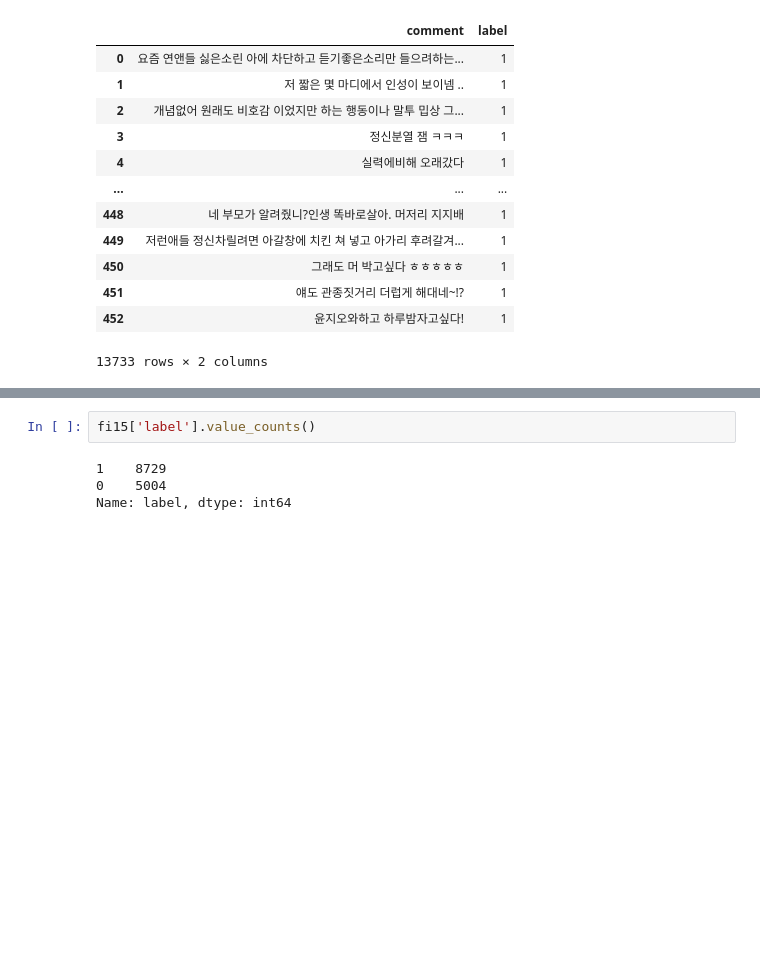
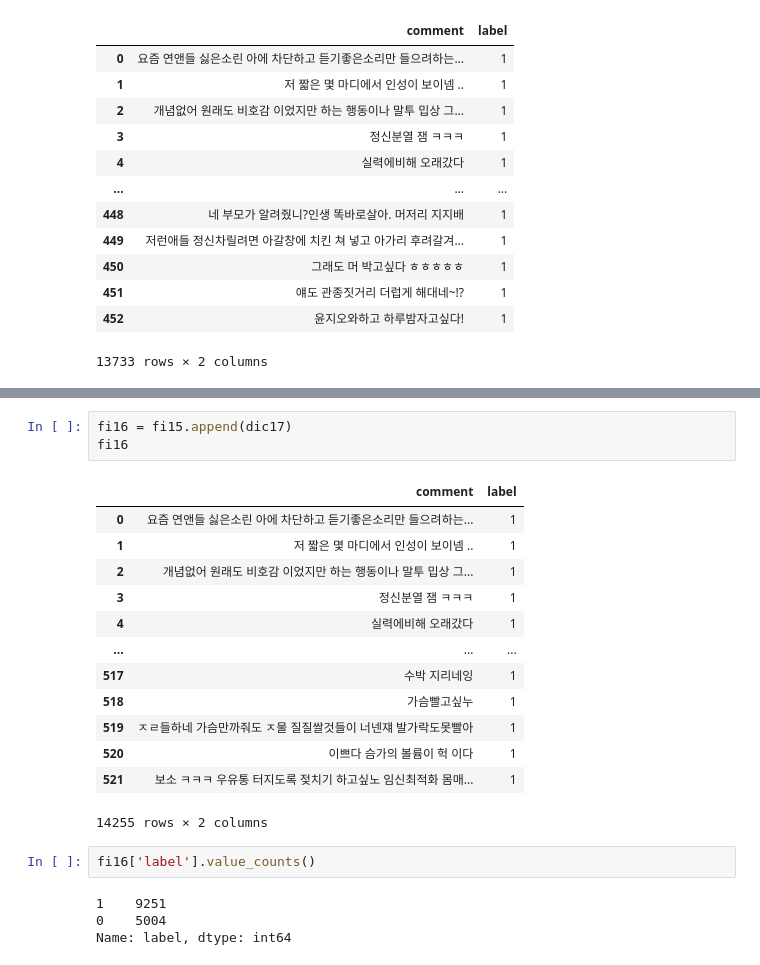
Before and after one commit to sooyeon-go/grad_project, a Jupyter notebook: comment_crawling_r/comment2_csv.ipynb, the cells around one changed output, grey strips where cells are left out. Drawn from its saved outputs; the diff is of its cells as text; blank space fills up the shorter version.

```diff
--- a/comment_crawling_r/comment2_csv.ipynb
+++ b/comment_crawling_r/comment2_csv.ipynb
@@ -1008,6 +1049,23 @@ fi15
+# %%
+fi16 = fi15.append(dic17)
+fi16
+# %% [output]
+|  | comment | label |
+| 0 | 요즘 연앤들 싫은소린 아에 차단하고 듣기좋은소리만 들으려하는... | 1 |
+| 1 | 저 짧은 몇 마디에서 인성이 보이넴 .. | 1 |
+| 2 | 개념없어 원래도 비호감 이었지만 하는 행동이나 말투 밉상 그... | 1 |
+| 3 | 정신분열 잼 ㅋㅋㅋ | 1 |
+| 4 | 실력에비해 오래갔다 | 1 |
+| ... | ... | ... |
+| 517 | 수박 지리네잉 | 1 |
+| 518 | 가슴빨고싶누 | 1 |
+| 519 | ㅈㄹ들하네 가슴만까줘도 ㅈ물 질질쌀것들이 너넨쟤 발가락도못빨아 | 1 |
+| 520 | 이쁘다 슴가의 볼륨이 헉 이다 | 1 |
+| 521 | 보소 ㅋㅋㅋ 우유통 터지도록 젖치기 하고싶노 임신최적화 몸매... | 1 |
+14255 rows × 2 columns
 # %%
-fi15['label'].value_counts()
+fi16['label'].value_counts()
 # %% [output]
-1    8729
+1    9251
 0    5004
 Name: label, dtype: int64
```
Also changed, not shown: parts of 2 cells of this notebook.
